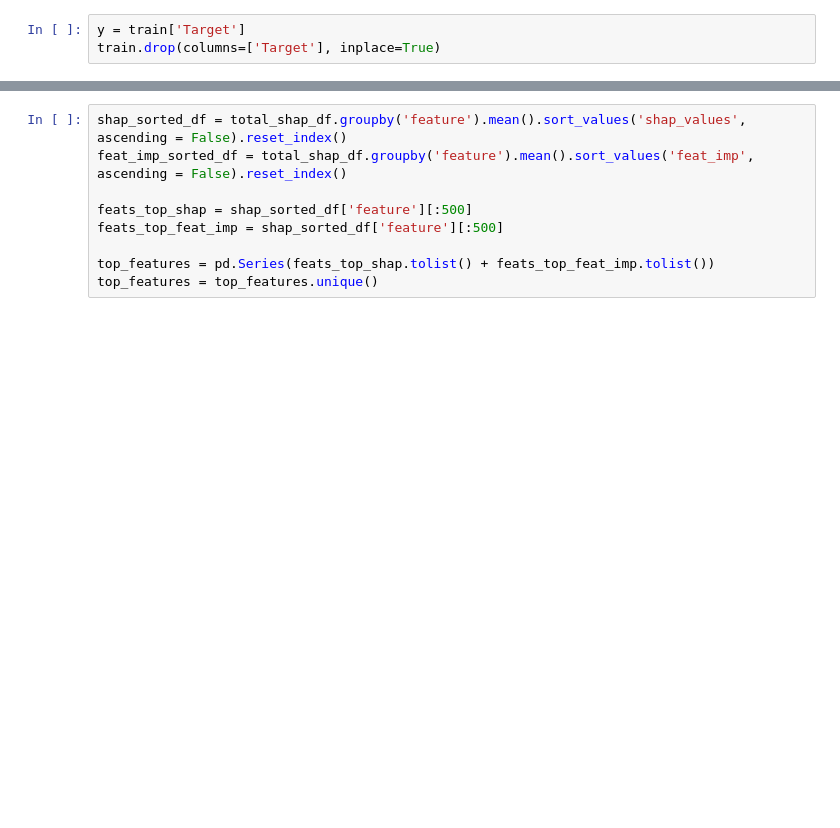
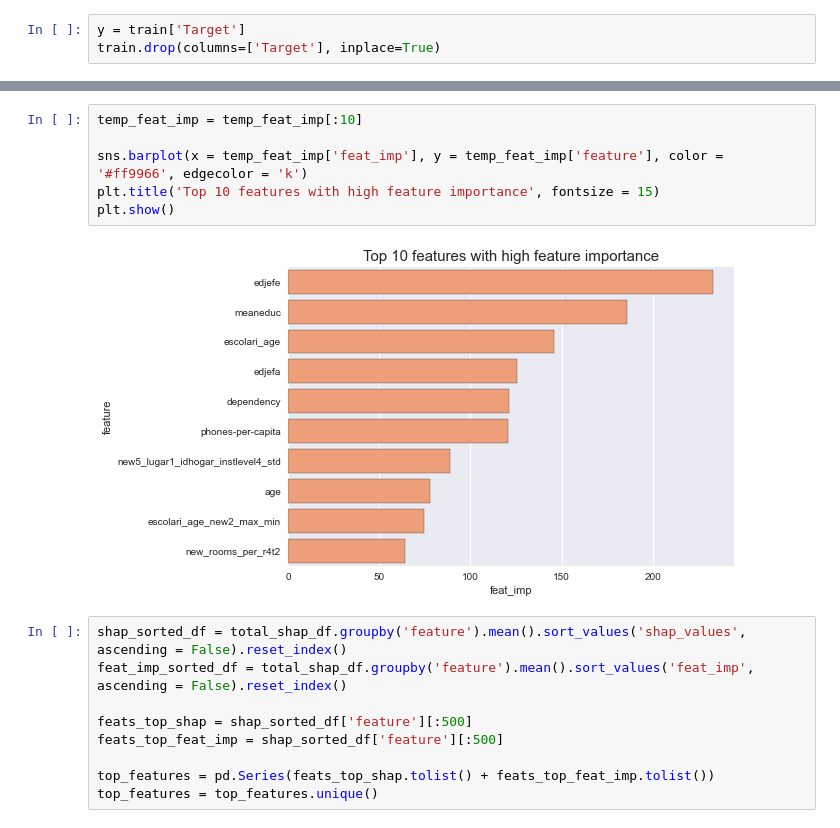
Before and after one commit to Deep-dive-into-Kaggle-and-ML/Kaggle, a Jupyter notebook: week05/Hyewon/LGBMClassifier with SHAP.ipynb, the cells around one changed output, grey strips where cells are left out. Cells and saved outputs as stored; diff of their text form; blank space fills up the shorter version.

```diff
--- a/week05/Hyewon/LGBMClassifier with SHAP.ipynb
+++ b/week05/Hyewon/LGBMClassifier with SHAP.ipynb
@@ -1214,3 +1237,11 @@ KeyboardInterrupt:
+# %%
+temp_feat_imp = temp_feat_imp[:10]
+
+sns.barplot(x = temp_feat_imp['feat_imp'], y = temp_feat_imp['feature'], color = '#ff9966', edgecolor = 'k')
+plt.title('Top 10 features with high feature importance', fontsize = 15)
+plt.show()
+# %% [output]
+[figure, added]
 # %%
 shap_sorted_df = total_shap_df.groupby('feature').mean().sort_values('shap_values', ascending = False).reset_index()
 feat_imp_sorted_df = total_shap_df.groupby('feature').mean().sort_values('feat_imp', ascending = False).reset_index()
```
Also changed, not shown: parts of 4 cells of this notebook, 1 other file.
